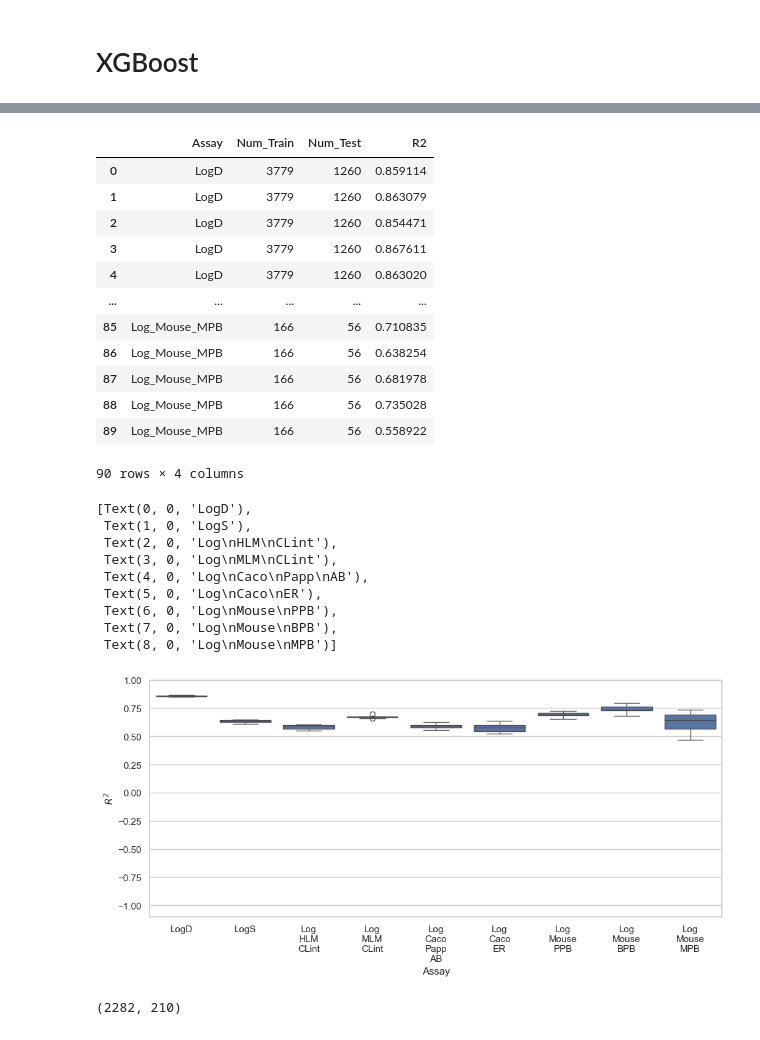
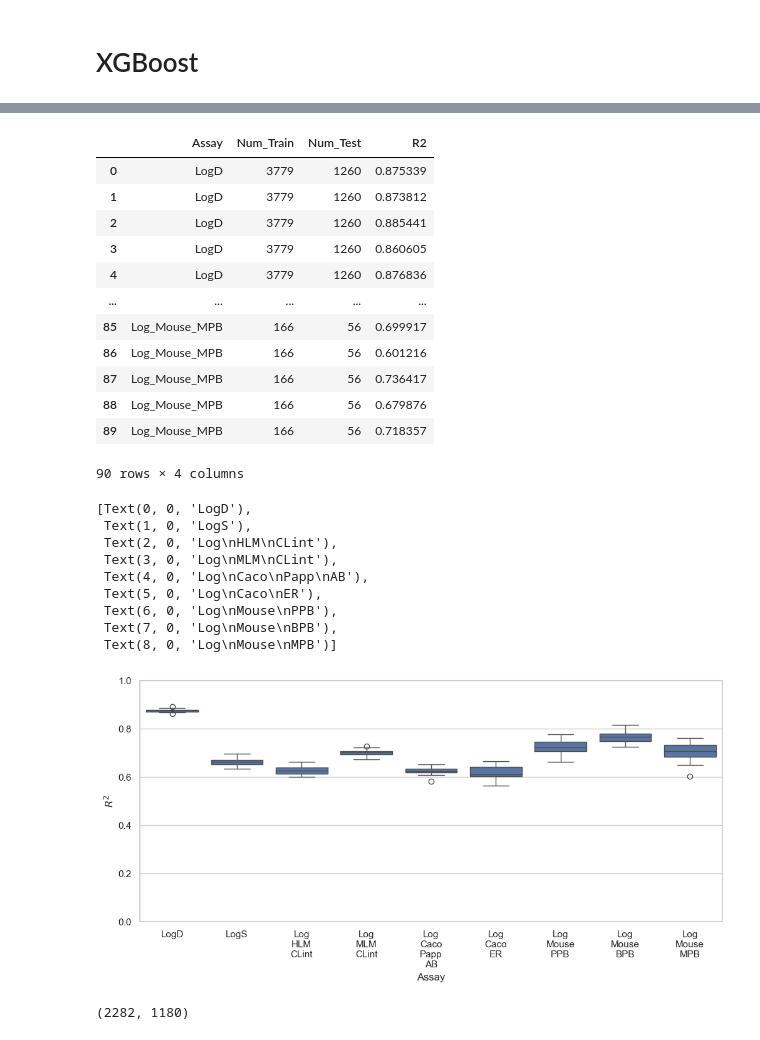
Before and after one commit to femisegvn/ExpansionRx-OpenADMET-blind-challenge, a Jupyter notebook: xgb.ipynb, the cells around one changed output, grey strips where cells are left out. Saved outputs shown, nothing was run; the diff lists cells and outputs as text; code cells hidden in the pictures.

```diff
--- a/xgb.ipynb
+++ b/xgb.ipynb
@@ -3,12 +3,13 @@
 # %%
 from data.train_data import log_train_df
 from tqdm.auto import tqdm
-from data.utils import compute_rdkit_descriptors
+from data.utils import compute_rdkit_descriptors, remove_correlated_features
 import pandas as pd
 
-descriptors = [compute_rdkit_descriptors(s) for s in tqdm(log_train_df['SMILES'])]
+descriptors = [compute_rdkit_descriptors(s, fingerprint=True) for s in tqdm(log_train_df['SMILES'])]
 desc_df = pd.DataFrame(descriptors)
-log_train_df = log_train_df.merge(desc_df, on='SMILES')
+desc_df, dropped_desc = remove_correlated_features(desc_df.drop(columns=["SMILES"]))
+log_train_df = log_train_df.merge(desc_df, left_index=True, right_index=True)
 log_train_df
 # %% [output]
 |  | SMILES | Molecule Name | LogD | LogS | Log_HLM_CLint | Log_MLM_CLint | Log_Caco_Papp_AB | Log_Caco_ER | ... |
@@ -65,15 +66,15 @@ result_df = pd.DataFrame(result_list, columns=["Assay", "Num_Train", "Num_Test",
 result_df
 # %% [output]
 |  | Assay | Num_Train | Num_Test | R2 |
-| 0 | LogD | 3779 | 1260 | 0.859114 |
-| 1 | LogD | 3779 | 1260 | 0.863079 |
-| 2 | LogD | 3779 | 1260 | 0.854471 |
-| 3 | LogD | 3779 | 1260 | 0.867611 |
-| 4 | LogD | 3779 | 1260 | 0.863020 |
+| 0 | LogD | 3779 | 1260 | 0.875339 |
+| 1 | LogD | 3779 | 1260 | 0.873812 |
+| 2 | LogD | 3779 | 1260 | 0.885441 |
+| 3 | LogD | 3779 | 1260 | 0.860605 |
+| 4 | LogD | 3779 | 1260 | 0.876836 |
 | ... | ... | ... | ... | ... |
-| 85 | Log_Mouse_MPB | 166 | 56 | 0.710835 |
-| 86 | Log_Mouse_MPB | 166 | 56 | 0.638254 |
-| 87 | Log_Mouse_MPB | 166 | 56 | 0.681978 |
-| 88 | Log_Mouse_MPB | 166 | 56 | 0.735028 |
-| 89 | Log_Mouse_MPB | 166 | 56 | 0.558922 |
+| 85 | Log_Mouse_MPB | 166 | 56 | 0.699917 |
+| 86 | Log_Mouse_MPB | 166 | 56 | 0.601216 |
+| 87 | Log_Mouse_MPB | 166 | 56 | 0.736417 |
+| 88 | Log_Mouse_MPB | 166 | 56 | 0.679876 |
+| 89 | Log_Mouse_MPB | 166 | 56 | 0.718357 |
 90 rows × 4 columns
@@ -80,31 +84,33 @@ result_df
 # %%
 import seaborn as sns
 sns.set(rc={"figure.figsize": (12, 5)})
 sns.set(style="whitegrid")
 ax = sns.boxplot(x="Assay", y="R2", data=result_df)
-ax.set_ylim(-1.1, 1)
+ax.set_ylim(0, 1)
 ax.set_ylabel("$R^2$")
 labels = [x.get_text() for x in ax.get_xticklabels()]
 ax.set_xticklabels(["\n".join(x.split("_")) for x in labels])
 # %% [output]
 [Text(0, 0, 'LogD'),
  Text(1, 0, 'LogS'),
  Text(2, 0, 'Log\nHLM\nCLint'),
  Text(3, 0, 'Log\nMLM\nCLint'),
  Text(4, 0, 'Log\nCaco\nPapp\nAB'),
  Text(5, 0, 'Log\nCaco\nER'),
  Text(6, 0, 'Log\nMouse\nPPB'),
  Text(7, 0, 'Log\nMouse\nBPB'),
  Text(8, 0, 'Log\nMouse\nMPB')]
-[figure, old version]
+[figure, new version]
 # %%
 from data.test_data import test_df
 
-test_descriptors = [compute_rdkit_descriptors(s) for s in tqdm(test_df['SMILES'])]
-X_test = pd.DataFrame(test_descriptors).drop(columns=['SMILES']).to_numpy()
+test_descriptors = [compute_rdkit_descriptors(s, fingerprint=True) for s in tqdm(test_df['SMILES'])]
+desc_df = pd.DataFrame(test_descriptors).drop(columns=dropped_desc)
+desc_df = desc_df.drop(columns=['SMILES'])
+X_test = desc_df.to_numpy()
 X_test.shape
 # %% [output]
-(2282, 210)
+(2282, 1180)
 # %%
 df_list = []
 train_size_list = []
```
Also changed, not shown: parts of 4 cells of this notebook, 5 other files.
